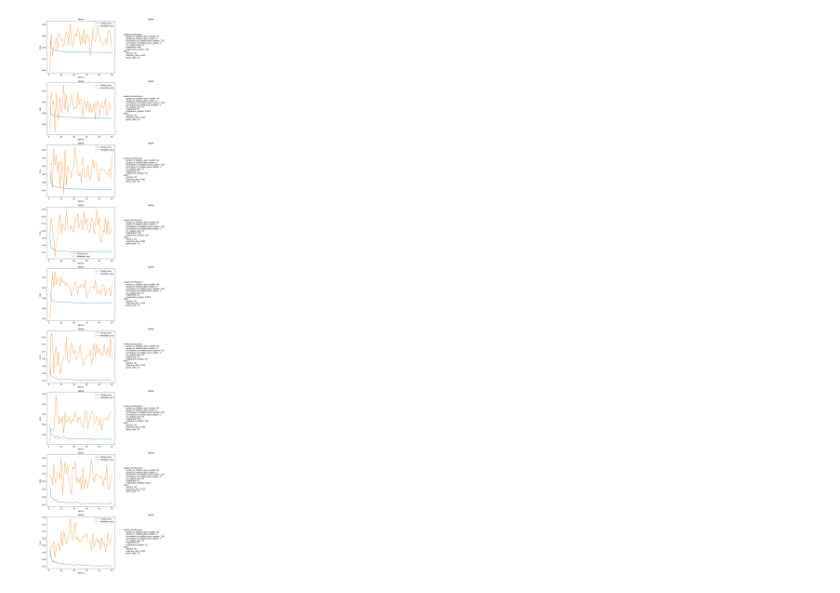
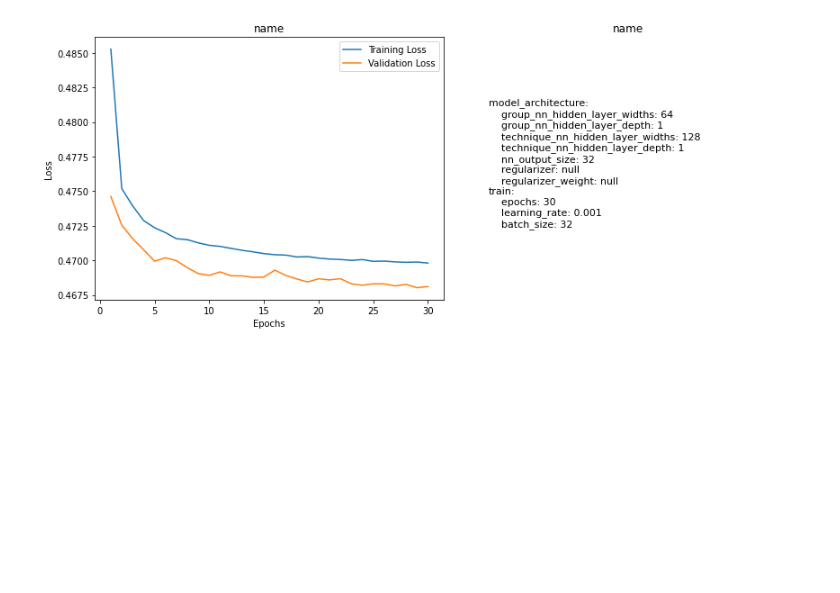
Before and after one commit to hcvu1050/hieuchivu-gt24-repo2, a Jupyter notebook: notebooks/plot_test.ipynb, the cells around one changed output. Drawn from its saved outputs; the diff is of its cells as text; code cells hidden in the pictures; blank space fills up the shorter version.

Commit message:
additional set: train cv set

```diff
--- a/notebooks/plot_test.ipynb
+++ b/notebooks/plot_test.ipynb
@@ -8,6 +8,6 @@ import matplotlib.pyplot as plt
 # %%
 from visualization import plotting
 # %%
-plotting.batch_plot_loss (model_name= 'model1')
+plotting.batch_plot_loss (model_name= 'model1', folder_name = 'model1_single_train')
 # %% [output]
-[figure, old version]
+[figure, new version]
```
Also changed, not shown: 10 other files.
